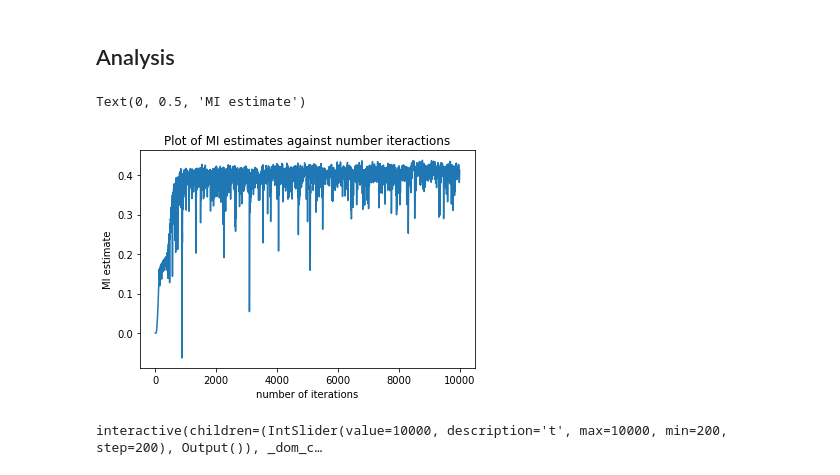
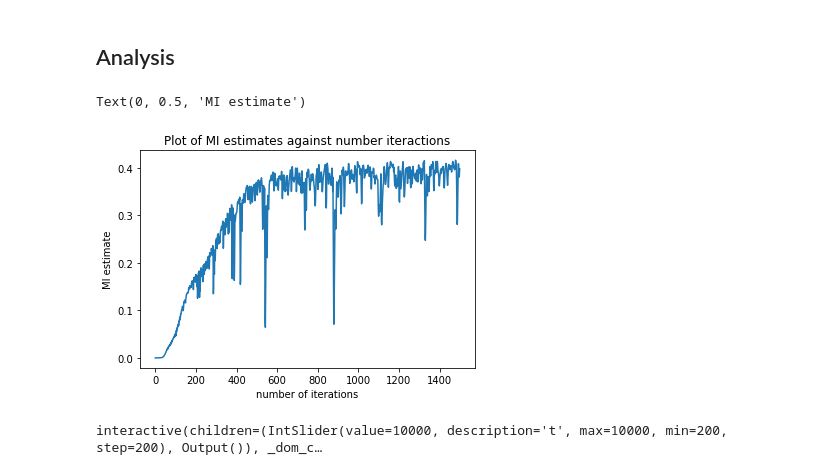
Before and after one commit to michaellimair/MINE-Entropy, a Jupyter notebook: mix_gaussian_mine_full_batch_ma.ipynb, the cells around one changed output. Saved outputs shown, nothing was run; the diff lists cells and outputs as text; code cells hidden in the pictures.

```diff
--- a/mix_gaussian_mine_full_batch_ma.ipynb
+++ b/mix_gaussian_mine_full_batch_ma.ipynb
@@ -9,7 +9,7 @@ from minee.data.mix_gaussian import MixedGaussian
 np.random.seed(0)
 sample_size = 200
 rho1 = 0.9
-data = MixedGaussian(n_samples=sample_size,rho1=rho1).data
+data = MixedGaussian(sample_size=sample_size,rho1=rho1).data
 data_t = torch.Tensor(data)
 # %% [markdown]
 Separate X data and Y data for the estimation. This should be a preprocessing done before instead of after feeding the data to the model.
@@ -114,13 +132,13 @@ results saved to mix_gaussian_mine_full_batch_ma.pt
 ## Analysis
 # %%
 mi_list = dXY_list
-plt.plot(mi_list)
+plt.plot(mi_list[:1500])
 plt.title("Plot of MI estimates against number iteractions")
 plt.xlabel("number of iterations")
 plt.ylabel("MI estimate")
 # %% [output]
 Text(0, 0.5, 'MI estimate')
-[figure, old version]
+[figure, new version]
 # %%
 XY_net_ = copy.deepcopy(XY_net)
 # %%
```
Also changed, not shown: parts of 1 cell of this notebook, 28 other files.
